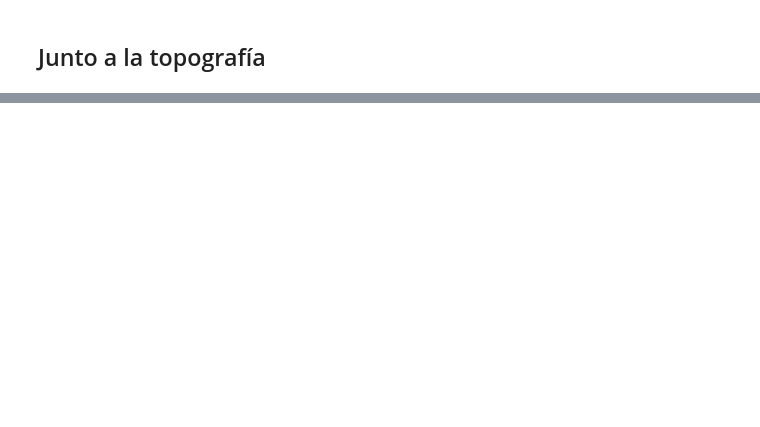
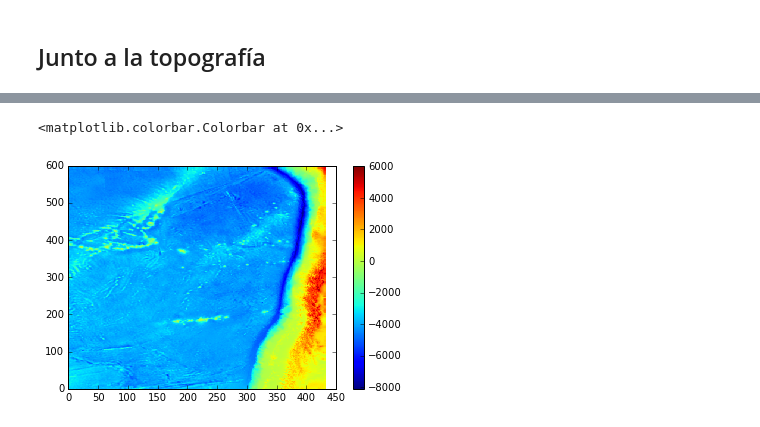
Before and after one commit to jgalazm/tsunamilab, a Jupyter notebook: okada/Okada.ipynb, the cells around one changed output, grey strips where cells are left out. Cells and saved outputs as stored; diff of their text form; code cells hidden in the pictures; blank space fills up the shorter version.

```diff
--- a/okada/Okada.ipynb
+++ b/okada/Okada.ipynb
@@ -174,0 +183,6 @@ plt.tight_layout()
+# %%
+plt.pcolormesh(zb)
+plt.colorbar()
+# %% [output]
+<matplotlib.colorbar.Colorbar at 0x...>
+[figure, added]
```
Also changed, not shown: parts of 18 cells of this notebook, 21 other files.
